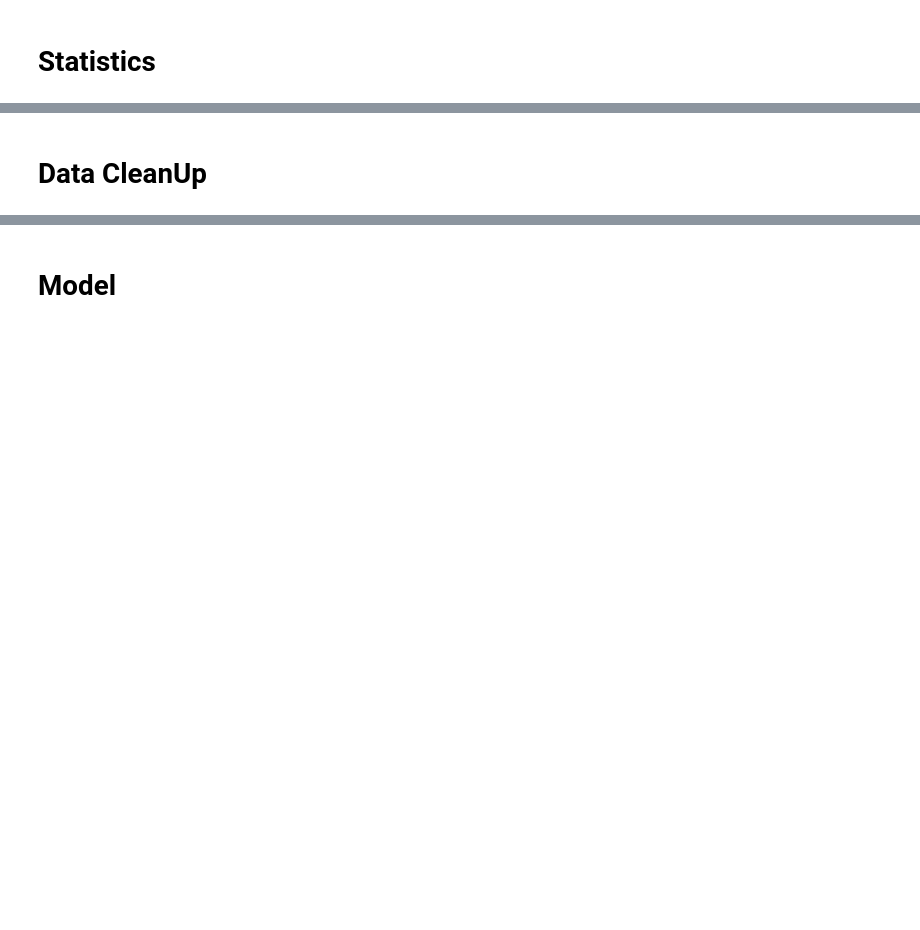
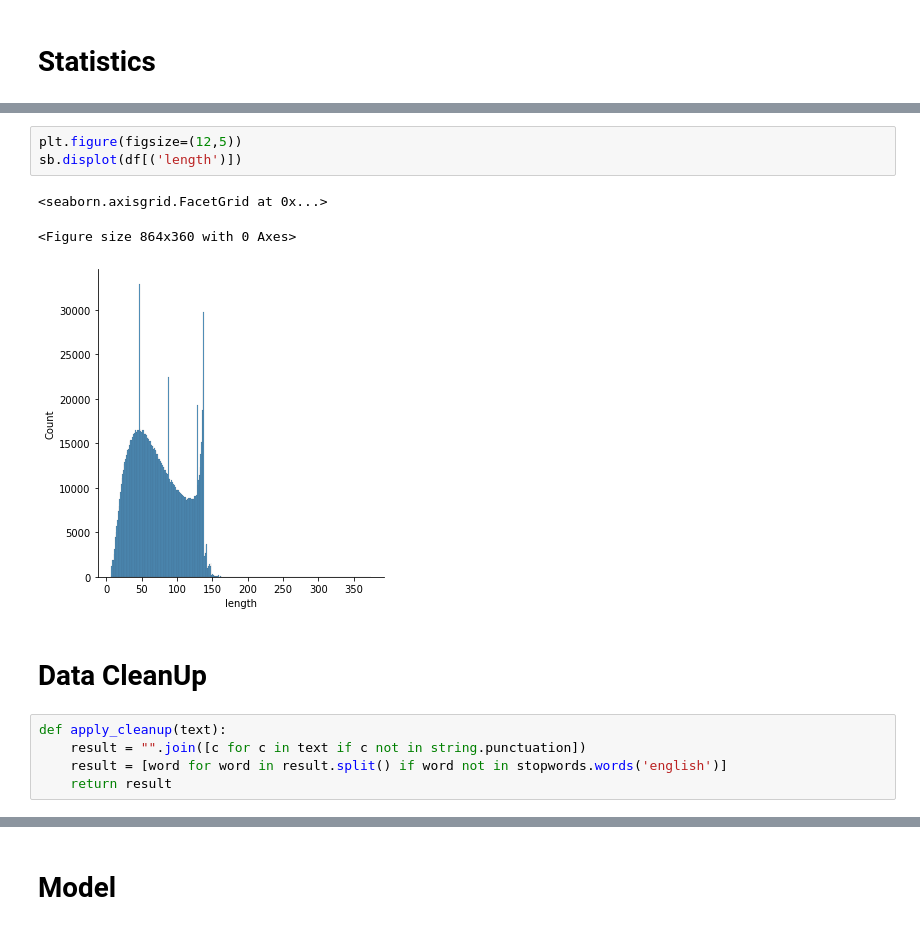
Before and after one commit to Fitz-commit/nlp_mueller, a Jupyter notebook: wi20_nlp_2022_4831831.ipynb, the cells around one changed output, grey strips where cells are left out. Cells and saved outputs as stored; diff of their text form; blank space fills up the shorter version.

```diff
--- a/wi20_nlp_2022_4831831.ipynb
+++ b/wi20_nlp_2022_4831831.ipynb
@@ -21,2 +85,14 @@ from sklearn.metrics import classification_report, accuracy_score, confusion_mat
+# %%
+plt.figure(figsize=(12,5))
+sb.displot(df[('length')])
+# %% [output]
+<seaborn.axisgrid.FacetGrid at 0x...>
+<Figure size 864x360 with 0 Axes>
+[figure, added]
 # %% [markdown]
 # Data CleanUp
+# %%
+def apply_cleanup(text):
+    result = "".join([c for c in text if c not in string.punctuation])
+    result = [word for word in result.split() if word not in stopwords.words('english')]
+    return result
```
Also changed, not shown: parts of 18 cells of this notebook.
